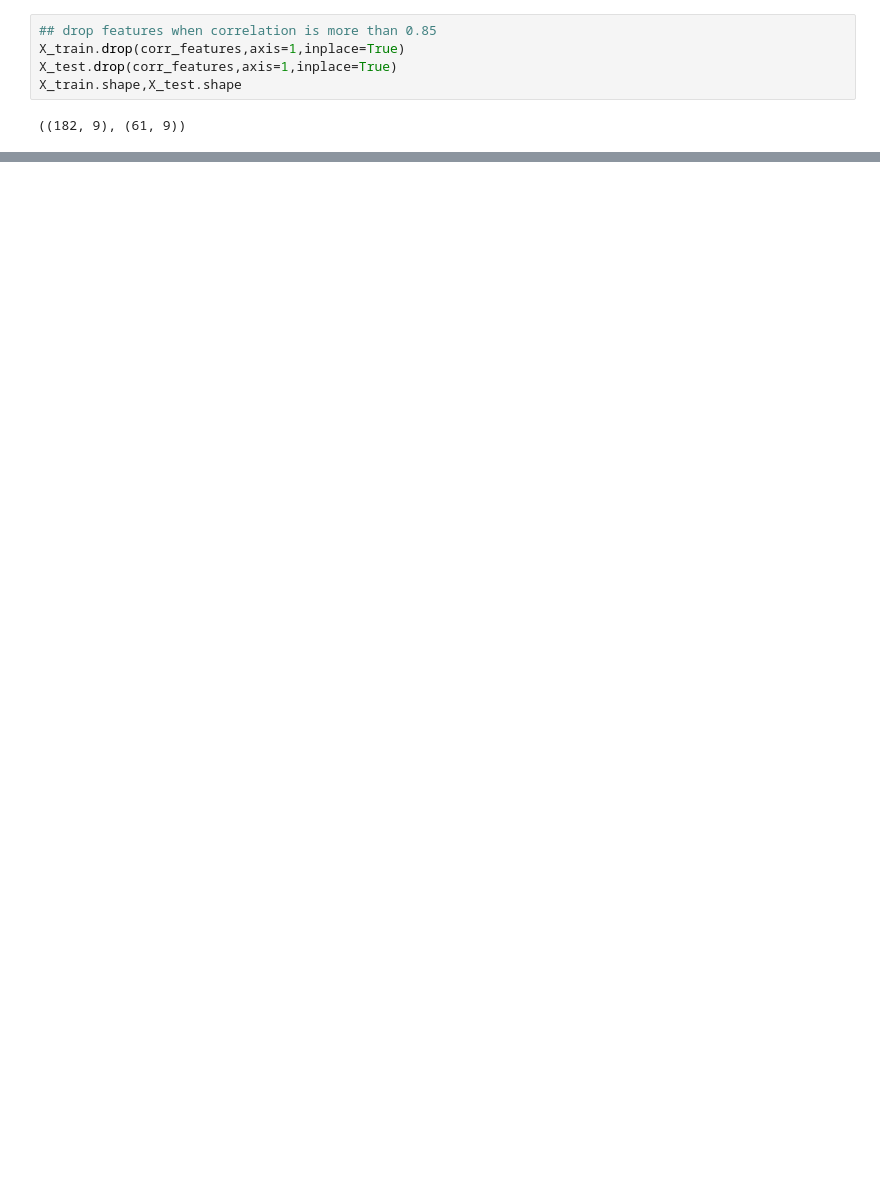
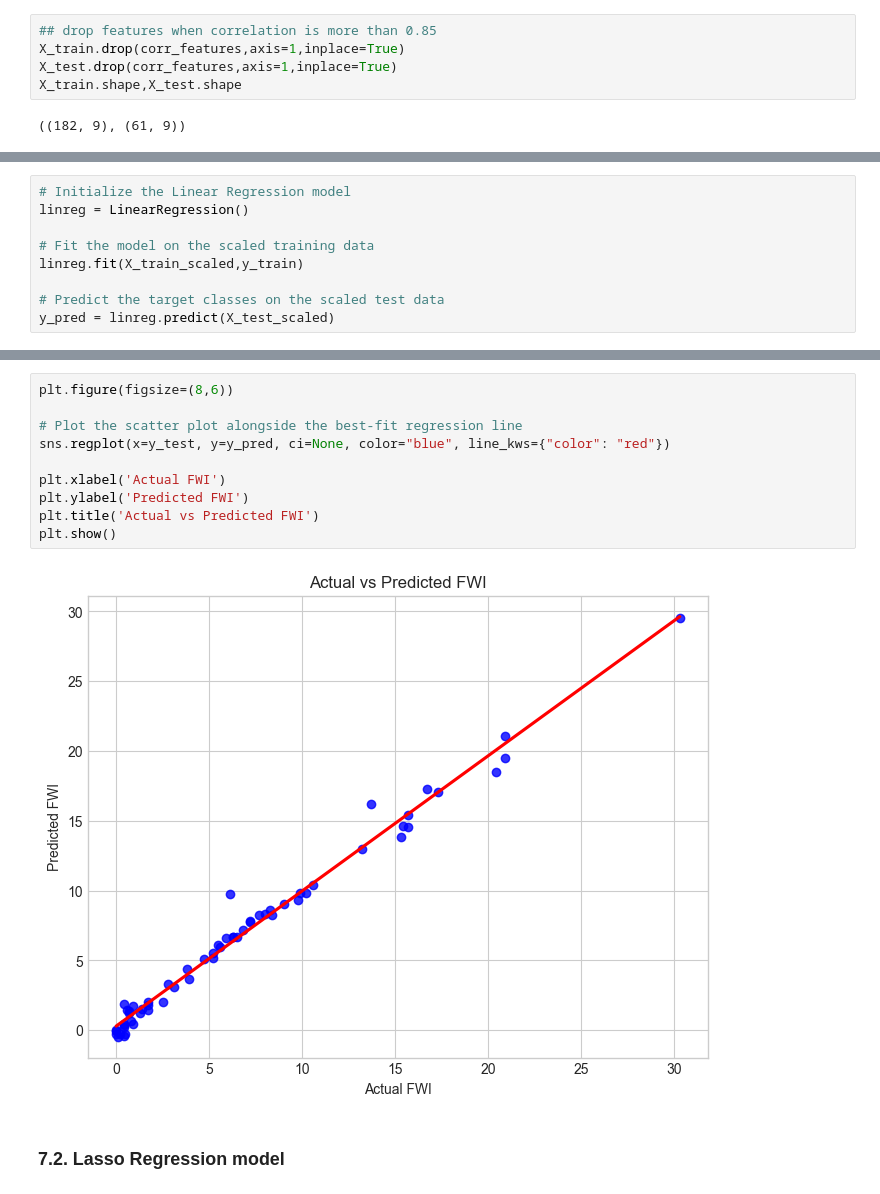
Before and after one commit to Tamim2276/Machine-Learning, a Jupyter notebook: Ridge,Lasso And ElasticNet/RidgeLassoAndElasticNet.ipynb, the cells around one changed output, grey strips where cells are left out. Saved outputs shown, nothing was run; the diff lists cells and outputs as text; blank space fills up the shorter version.

```diff
--- a/Ridge,Lasso And ElasticNet/RidgeLassoAndElasticNet.ipynb
+++ b/Ridge,Lasso And ElasticNet/RidgeLassoAndElasticNet.ipynb
@@ -859,0 +903,9 @@ X_train.shape,X_test.shape
+# %%
+# Initialize the Linear Regression model
+linreg = LinearRegression()
+
+# Fit the model on the scaled training data
+linreg.fit(X_train_scaled,y_train)
+
+# Predict the target classes on the scaled test data
+y_pred = linreg.predict(X_test_scaled)
@@ -859,0 +922,14 @@ X_train.shape,X_test.shape
+# %%
+plt.figure(figsize=(8,6))
+
+# Plot the scatter plot alongside the best-fit regression line
+sns.regplot(x=y_test, y=y_pred, ci=None, color="blue", line_kws={"color": "red"})
+
+plt.xlabel('Actual FWI')
+plt.ylabel('Predicted FWI')
+plt.title('Actual vs Predicted FWI')
+plt.show()
+# %% [output]
+[figure, added]
+# %% [markdown]
+### 7.2. Lasso Regression model
```
Also changed, not shown: parts of 52 cells of this notebook.
